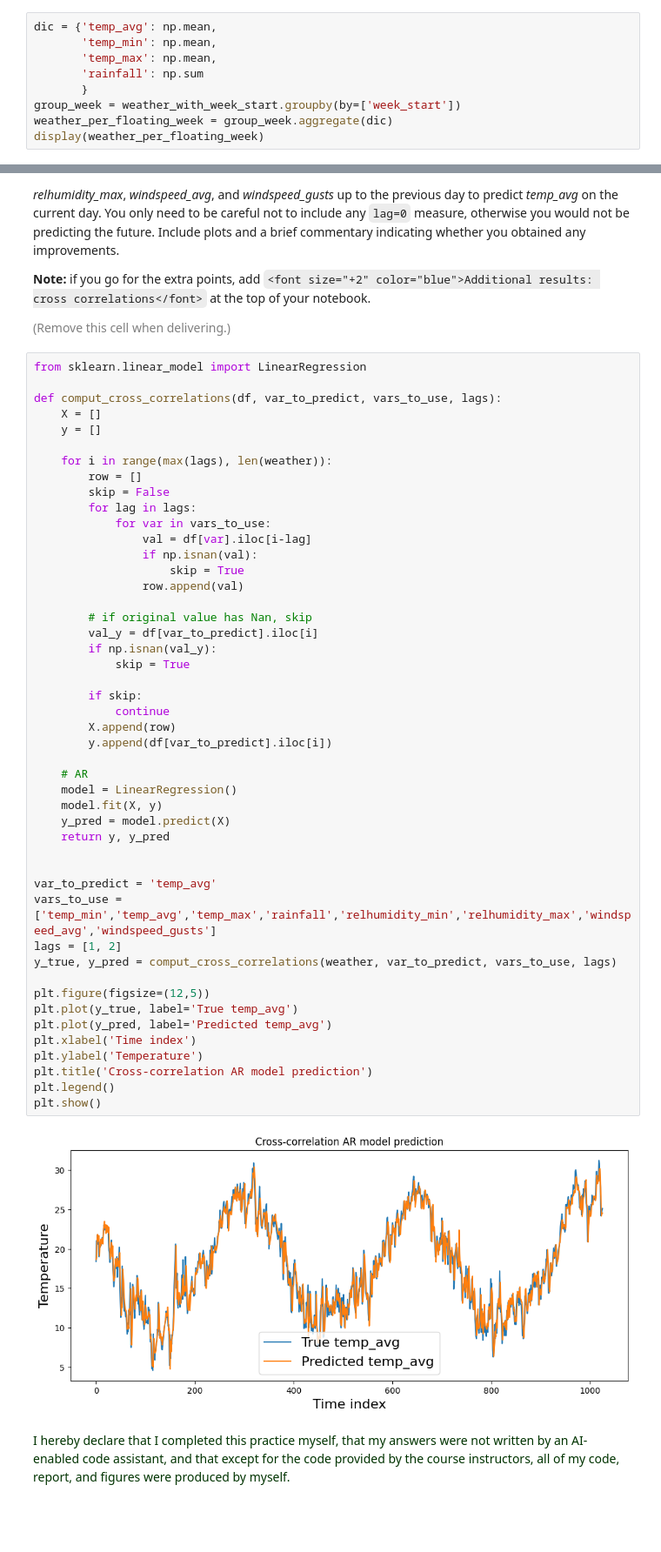
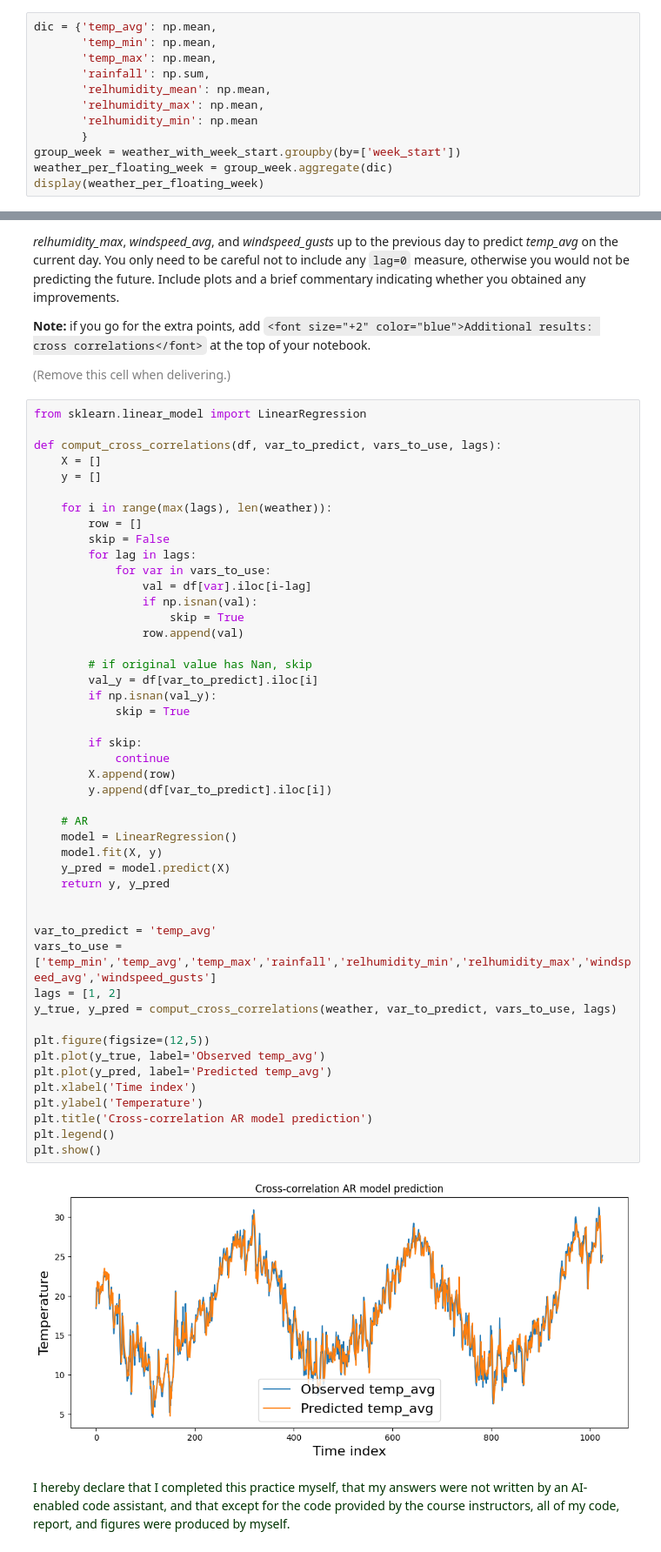
Before and after one commit to zsykk/datamining_2nd, a Jupyter notebook: ps09_forecasting.ipynb, the cells around one changed output, grey strips where cells are left out. Shown at 87% size. Cells and saved outputs as stored; diff of their text form; blank space fills up the shorter version.

```diff
--- a/ps09_forecasting.ipynb
+++ b/ps09_forecasting.ipynb
@@ -652,7 +652,10 @@ You can also use Panda's [groupby](https://pandas.pydata.org/pandas-docs/stable/
 dic = {'temp_avg': np.mean,
        'temp_min': np.mean,
        'temp_max': np.mean,
-       'rainfall': np.sum
+       'rainfall': np.sum,
+       'relhumidity_mean': np.mean,
+       'relhumidity_max': np.mean,
+       'relhumidity_min': np.mean
        }
 group_week = weather_with_week_start.groupby(by=['week_start'])
 weather_per_floating_week = group_week.aggregate(dic)
@@ -1218,34 +1241,34 @@ def comput_cross_correlations(df, var_to_predict, vars_to_use, lags):
         # if original value has Nan, skip
         val_y = df[var_to_predict].iloc[i]
         if np.isnan(val_y):
             skip = True
 
         if skip:
             continue
         X.append(row)
         y.append(df[var_to_predict].iloc[i])
 
     # AR
     model = LinearRegression()
     model.fit(X, y)
     y_pred = model.predict(X)
     return y, y_pred
 
 
 var_to_predict = 'temp_avg'
 vars_to_use = ['temp_min','temp_avg','temp_max','rainfall','relhumidity_min','relhumidity_max','windspeed_avg','windspeed_gusts']
 lags = [1, 2]
 y_true, y_pred = comput_cross_correlations(weather, var_to_predict, vars_to_use, lags)
 
 plt.figure(figsize=(12,5))
-plt.plot(y_true, label='True temp_avg')
+plt.plot(y_true, label='Observed temp_avg')
 plt.plot(y_pred, label='Predicted temp_avg')
 plt.xlabel('Time index')
 plt.ylabel('Temperature')
 plt.title('Cross-correlation AR model prediction')
 plt.legend()
 plt.show()
 # %% [output]
-[figure, old version]
+[figure, new version]
 # %% [markdown]
 <font size="+2" color="#003300">I hereby declare that I completed this practice myself, that my answers were not written by an AI-enabled code assistant, and that except for the code provided by the course instructors, all of my code, report, and figures were produced by myself.</font>
```
Also changed, not shown: parts of 7 cells of this notebook.
